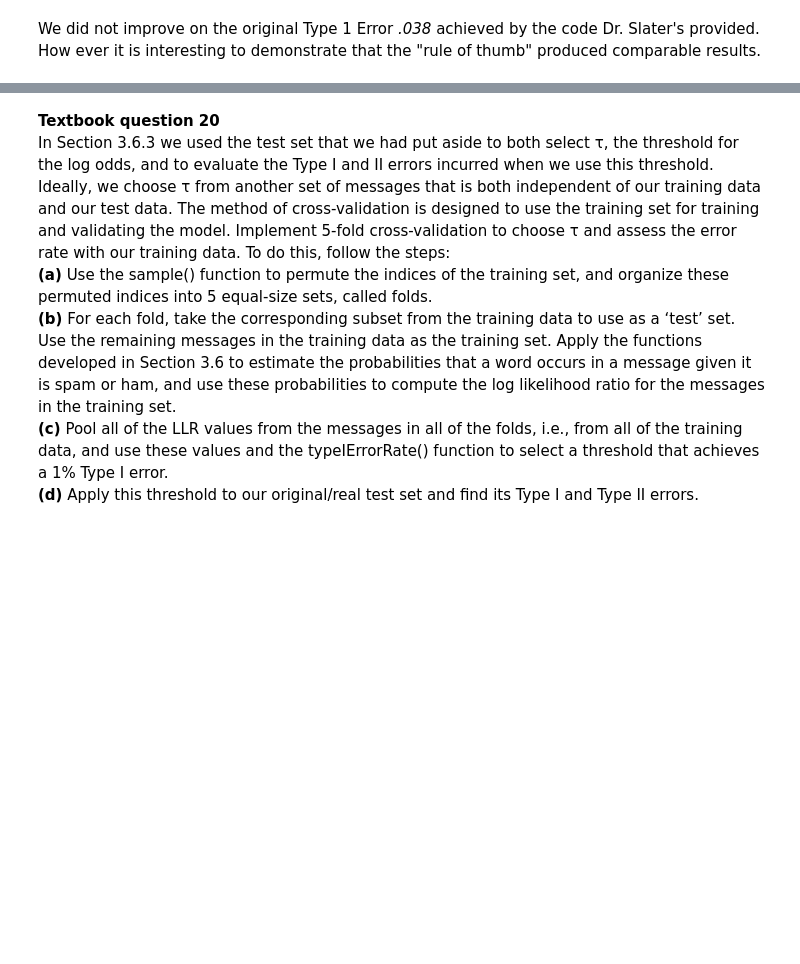
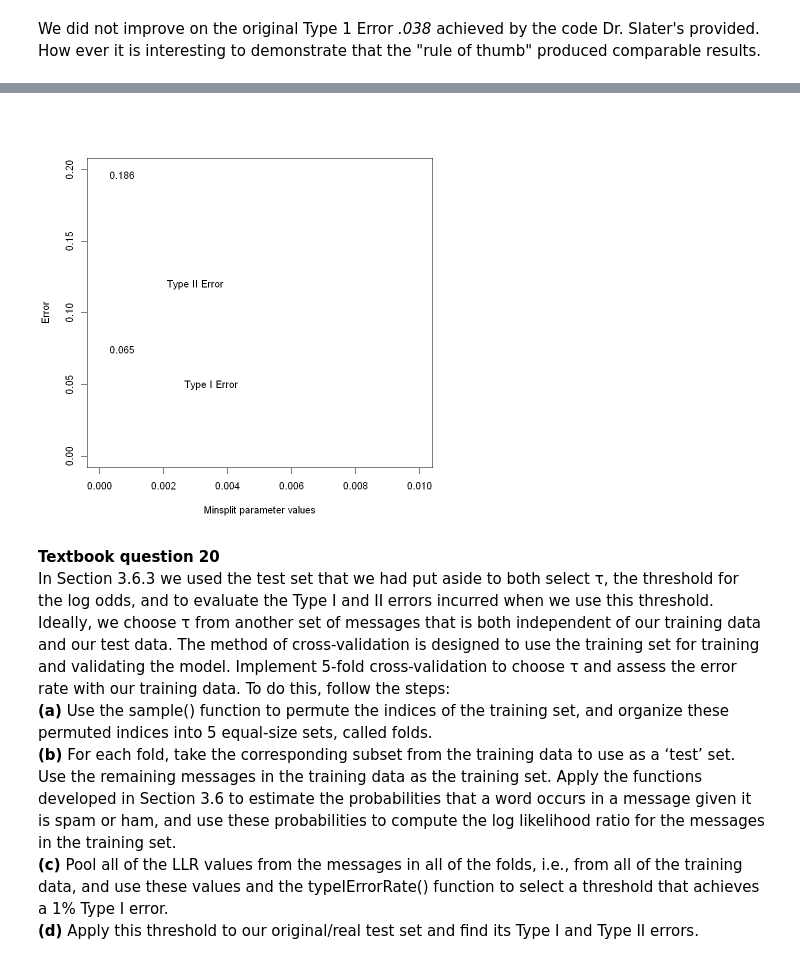
Before and after one commit to davxdan/Quantifying-The-World, a Jupyter notebook: Case Study 3/lJiang_kRollins_dDavieauCaseStudy3.ipynb, the cells around one changed output, grey strips where cells are left out. Drawn from its saved outputs; the diff is of its cells as text; code cells hidden in the pictures; blank space fills up the shorter version.

```diff
--- a/Case Study 3/lJiang_kRollins_dDavieauCaseStudy3.ipynb
+++ b/Case Study 3/lJiang_kRollins_dDavieauCaseStudy3.ipynb
@@ -1724,0 +1603,2 @@ We did not improve on the original Type 1 Error _.038_ achieved by the code Dr.
+# %%
+minsplitvals = c(seq(10, 30, length=20))
@@ -1725,3 +1607,46 @@ We did not improve on the original Type 1 Error _.038_ achieved by the code Dr.
+# %%
+fits = lapply(minsplitvals, function(x) {
+         rpartObj = rpart(isSpam ~ ., data = trainDF,
+                          method="class",
+                          control = rpart.control(minsplit=x) )
+
+         predict(rpartObj,
+                 newdata = testDF[ , names(testDF) != "isSpam"],
+                 type = "class")
+        })
+
+spam = testDF$isSpam == "T"
+numSpam = sum(spam)
+numHam = sum(!spam)
+errs = sapply(fits, function(preds) {
+                      typeI = sum(preds[ !spam ] == "T") / numHam
+                      typeII = sum(preds[ spam ] == "F") / numSpam
+                      c(typeI = typeI, typeII = typeII)
+                     })
+# %%
+
+#pdf("SPAM_rpartTypeIandII.pdf", width = 8, height = 7)
+library(RColorBrewer)
+cols = brewer.pal(9, "Set1")[c(3, 4, 5)]
+plot(errs[1,] ~ minsplitvals, type="l", col=cols[2],
+     lwd = 2, ylim = c(0,0.2), xlim = c(0,0.01),
+     ylab="Error", xlab="Minsplit parameter values")
+points(errs[2,] ~ minsplitvals, type="l", col=cols[1], lwd = 2)
+
+text(x =c(0.003, 0.0035), y = c(0.12, 0.05),
+     labels=c("Type II Error", "Type I Error"))
+
+minI = which(errs[1,] == min(errs[1,]))[1]
+abline(v = minsplitvals[minI], col ="grey", lty =3, lwd=2)
+
+text(0.0007, errs[1, minI]+0.01,
+     formatC(errs[1, minI], digits = 2))
+text(0.0007, errs[2, minI]+0.01,
+     formatC(errs[2, minI], digits = 3))
+
+#dev.off()
+# %% [output]
+[figure, added]
 # %%
 #save(emailDFrp,file="data.Rda")
 load(file="./From 2ds/data.Rda")
```
Also changed, not shown: parts of 12 cells of this notebook.
